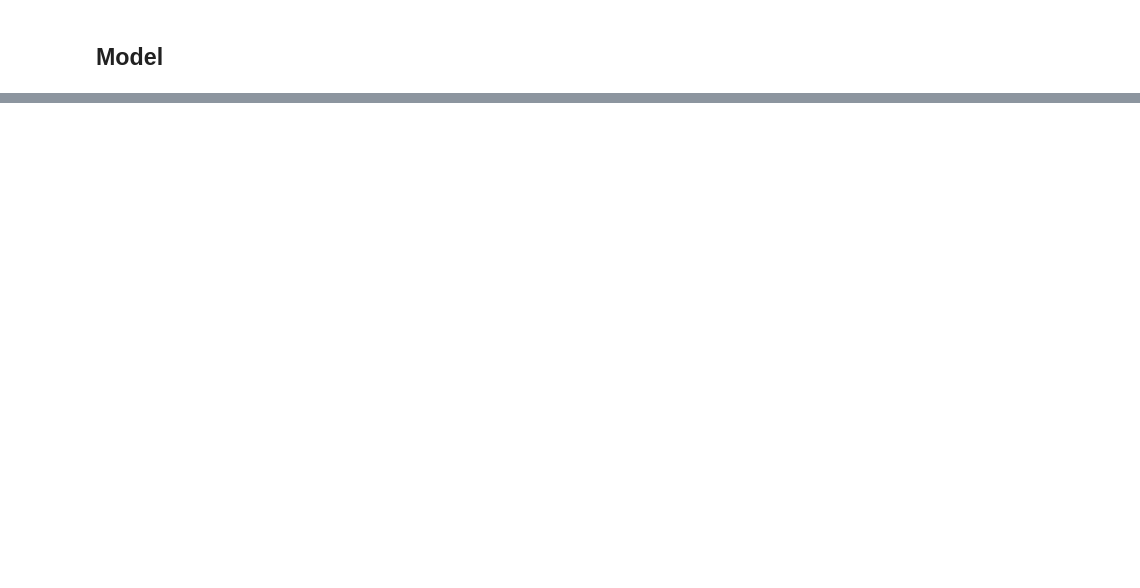
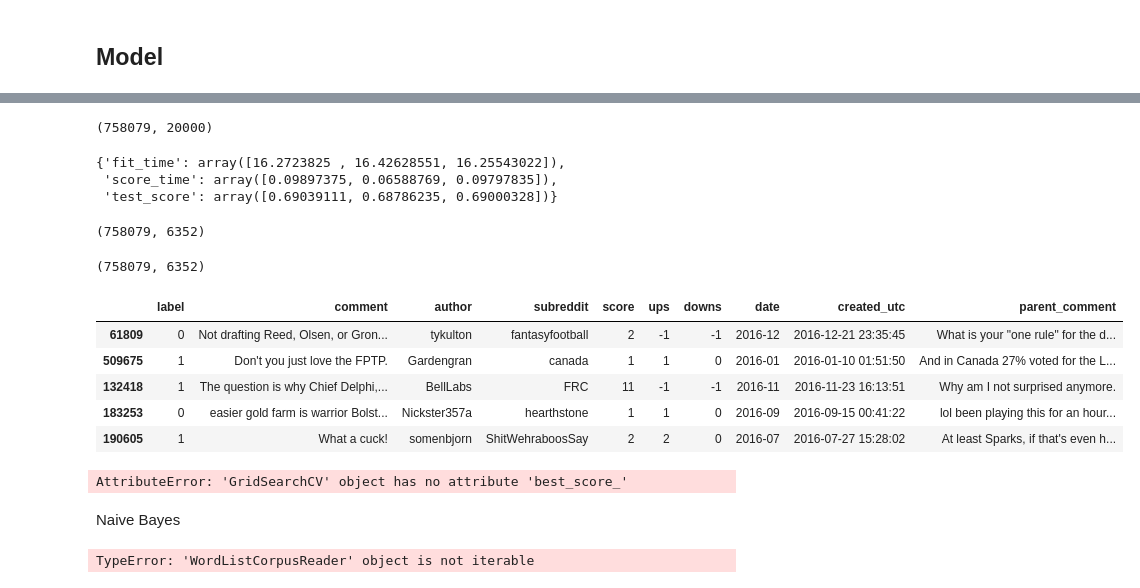
Before and after one commit to federicopessina/RedditSarcasm, a Jupyter notebook: main_notebook.ipynb, the cells around one changed output, grey strips where cells are left out. Saved outputs shown, nothing was run; the diff lists cells and outputs as text; code cells hidden in the pictures; blank space fills up the shorter version.

```diff
--- a/main_notebook.ipynb
+++ b/main_notebook.ipynb
@@ -348,0 +365,33 @@ validation_data.shape
+# %%
+from sklearn.feature_extraction.text import CountVectorizer, TfidfTransformer
+
+vect = CountVectorizer(max_features=20000)
+train_bow = vect.fit_transform(train_comments)
+train_bow.shape
+# %% [output]
+(758079, 20000)
+# %%
+from sklearn.model_selection import GridSearchCV, cross_validate
+from sklearn.linear_model import LogisticRegression, SGDClassifier
+
+log_reg_model = LogisticRegression(random_state=42)
+cross_validate(log_reg_model, train_bow, train_data["label"], cv=3, scoring="accuracy", n_jobs=-1)
+# %% [output]
+{'fit_time': array([16.2723825 , 16.42628551, 16.25543022]),
+ 'score_time': array([0.09897375, 0.06588769, 0.09797835]),
+ 'test_score': array([0.69039111, 0.68786235, 0.69000328])}
+# %%
+from nltk.corpus import stopwords
+stop_words_en = stopwords.words("english")
+
+vect = CountVectorizer(strip_accents='unicode', stop_words=stop_words_en, min_df=0.0001, max_df=0.70)
+train_bow = vect.fit_transform(train_comments)
+train_bow.shape
+# %% [output]
+(758079, 6352)
+# %%
+tf_trans = TfidfTransformer()
+train_tf = tf_trans.fit_transform(train_bow)
+train_tf.shape
+# %% [output]
+(758079, 6352)
@@ -348,0 +413,9 @@ validation_data.shape
+# %%
+train_data.head()
+# %% [output]
+|  | label | comment | author | subreddit | score | ups | downs | date | created_utc | parent_comment |
+| 61809 | 0 | Not drafting Reed, Olsen, or Gron... | tykulton | fantasyfootball | 2 | -1 | -1 | 2016-12 | 2016-12-21 23:35:45 | What is your "one rule" for the d... |
+| 509675 | 1 | Don't you just love the FPTP. | Gardengran | canada | 1 | 1 | 0 | 2016-01 | 2016-01-10 01:51:50 | And in Canada 27% voted for the L... |
+| 132418 | 1 | The question is why Chief Delphi,... | BellLabs | FRC | 11 | -1 | -1 | 2016-11 | 2016-11-23 16:13:51 | Why am I not surprised anymore. |
+| 183253 | 0 | easier gold farm is warrior Bolst... | Nickster357a | hearthstone | 1 | 1 | 0 | 2016-09 | 2016-09-15 00:41:22 | lol been playing this for an hour... |
+| 190605 | 1 | What a cuck! | somenbjorn | ShitWehraboosSay | 2 | 2 | 0 | 2016-07 | 2016-07-27 15:28:02 | At least Sparks, if that's even h... |
@@ -348,0 +435,8 @@ validation_data.shape
+# %%
+print(grid_logreg.best_score_)
+for param_name in sorted(param_grid.keys()):
+    print("%s: %r" % (param_name, grid_logreg.best_params_[param_name]))
+# %% [output]
+AttributeError: 'GridSearchCV' object has no attribute 'best_score_'
+# %% [markdown]
+Naive Bayes
@@ -348,0 +457,10 @@ validation_data.shape
+# %%
+param_grid = {
+    'vect__ngram_range': [(1, 1), (1, 2), (1, 3)],
+    'vect__max_features': (5000, 15000, 30000)
+}
+
+grid_nb = GridSearchCV(pipeline, param_grid, scoring="accuracy", cv=3, n_jobs=-1)
+grid_nb.fit(train_comments, train_data["label"])
+# %% [output]
+TypeError: 'WordListCorpusReader' object is not iterable
```
Also changed, not shown: parts of 12 cells of this notebook, 1 other file.
